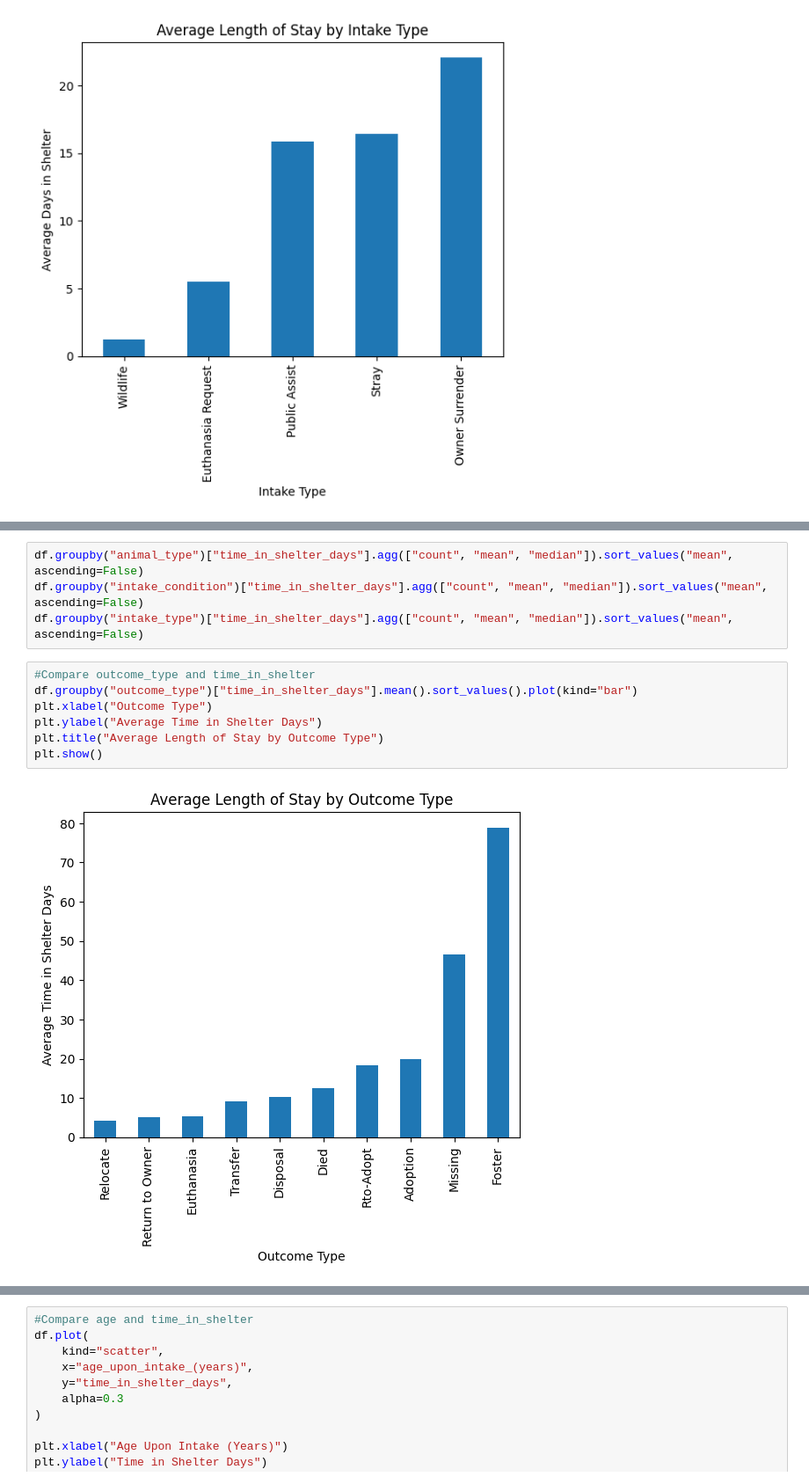
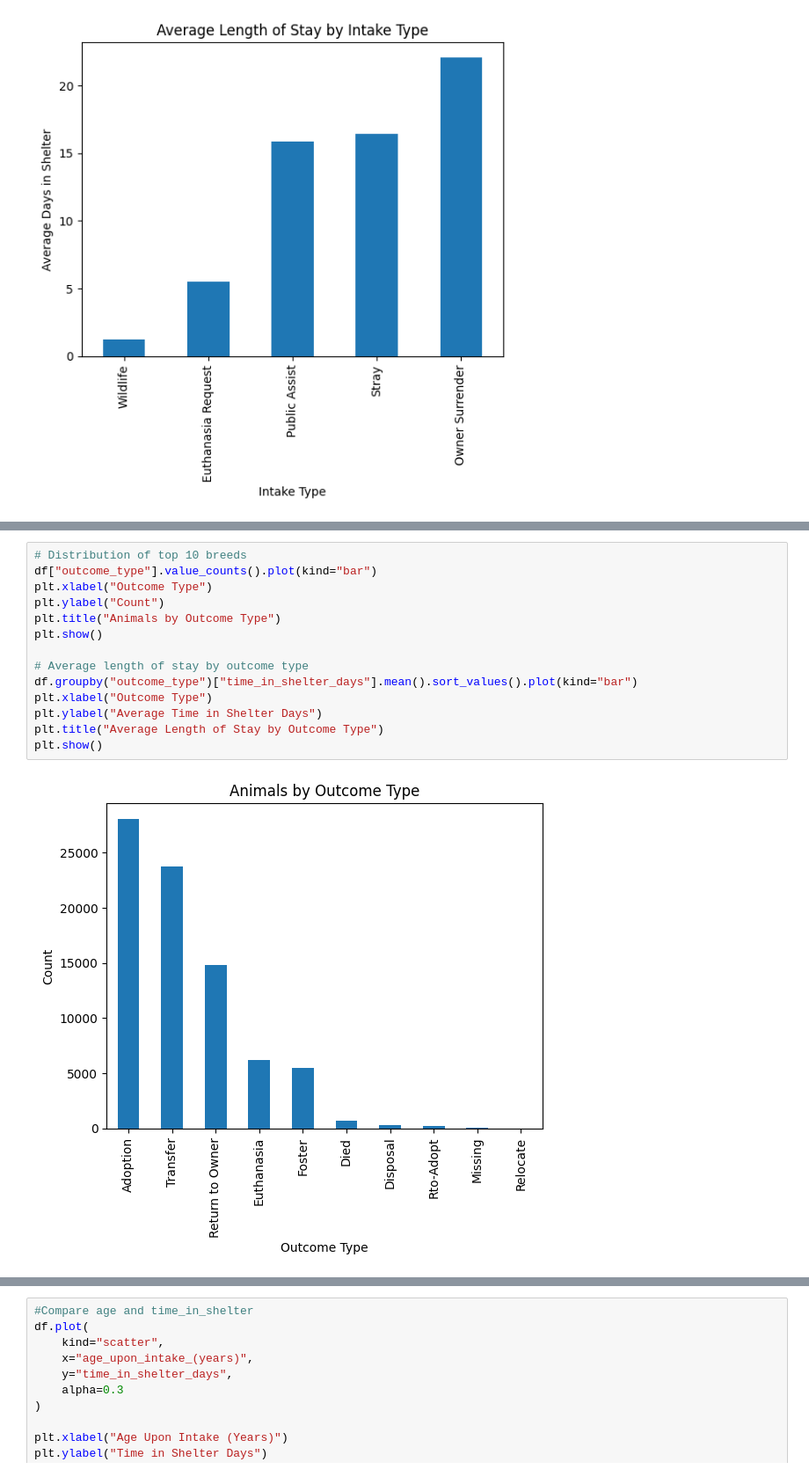
Before and after one commit to paw-some-pals/furcast, a Jupyter notebook: source/aac_eda.ipynb, the cells around one changed output, grey strips where cells are left out. Shown at 88% size. Saved outputs shown, nothing was run; the diff lists cells and outputs as text.

```diff
--- a/source/aac_eda.ipynb
+++ b/source/aac_eda.ipynb
@@ -212,13 +246,16 @@ KeyError: 'intake_month'
-# %%
-df.groupby("animal_type")["time_in_shelter_days"].agg(["count", "mean", "median"]).sort_values("mean", ascending=False)
-df.groupby("intake_condition")["time_in_shelter_days"].agg(["count", "mean", "median"]).sort_values("mean", ascending=False)
-df.groupby("intake_type")["time_in_shelter_days"].agg(["count", "mean", "median"]).sort_values("mean", ascending=False)
 # %%
-#Compare outcome_type and time_in_shelter
+# Distribution of top 10 breeds
+df["outcome_type"].value_counts().plot(kind="bar")
+plt.xlabel("Outcome Type")
+plt.ylabel("Count")
+plt.title("Animals by Outcome Type")
+plt.show()
+
+# Average length of stay by outcome type
 df.groupby("outcome_type")["time_in_shelter_days"].mean().sort_values().plot(kind="bar")
 plt.xlabel("Outcome Type")
 plt.ylabel("Average Time in Shelter Days")
 plt.title("Average Length of Stay by Outcome Type")
 plt.show()
 # %% [output]
-[figure, old version]
+[figure, new version]
```
Also changed, not shown: parts of 6 cells of this notebook.
